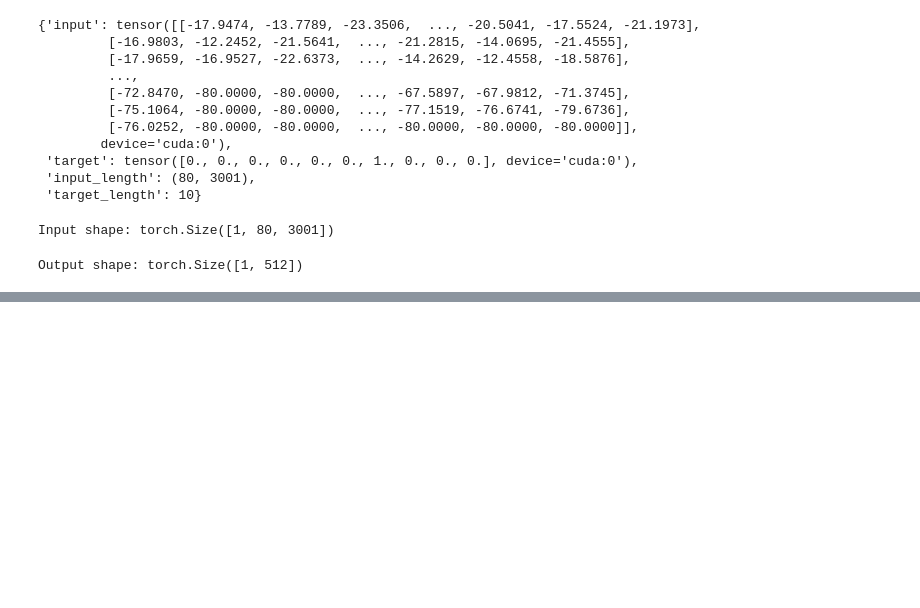
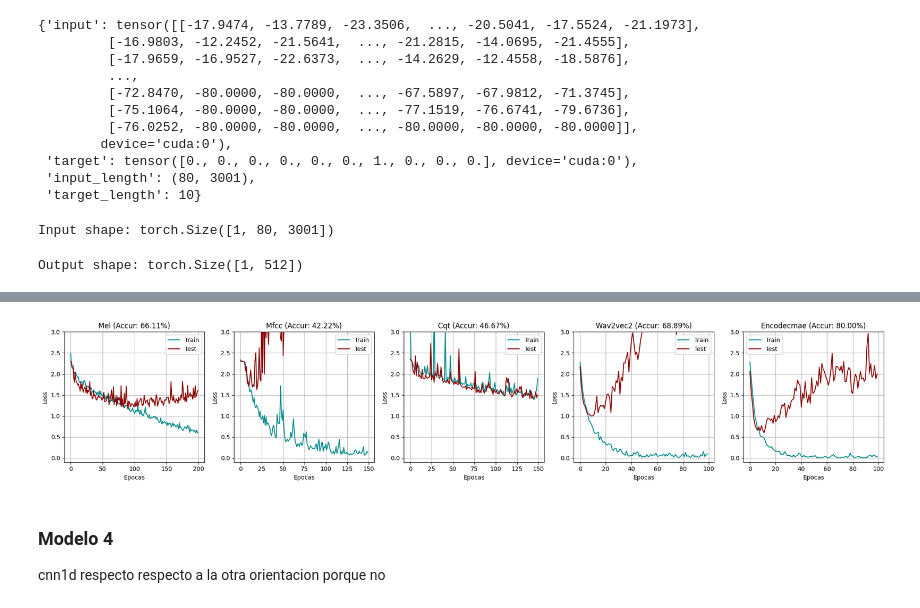
Before and after one commit to aaronbernal28/DeepMusicGenreClassifier, a Jupyter notebook: notebooks/cnns.ipynb, the cells around one changed output, grey strips where cells are left out. Drawn from its saved outputs; the diff is of its cells as text; code cells hidden in the pictures; blank space fills up the shorter version.

```diff
--- a/notebooks/cnns.ipynb
+++ b/notebooks/cnns.ipynb
@@ -494,0 +504,11 @@ Output shape: torch.Size([1, 512])
+# %%
+fig, axes = plt.subplots(1, len(train_losses.keys()), figsize=(20, 4))
+# cnn2 ant
+for i, feat in enumerate(train_losses.keys()):
+    plot_losses(train_losses[feat], test_losses[feat], axes[i], title=feat.capitalize(), accuracy=accur[feat])
+for ax in axes:
+    ax.set_ylim(-0.1, 3)
+plt.tight_layout()
+plt.show()
+# %% [output]
+[figure, added]
@@ -494,0 +583,3 @@ Output shape: torch.Size([1, 512])
+# %% [markdown]
+### Modelo 4
+cnn1d respecto respecto a la otra orientacion porque no
```
Also changed, not shown: parts of 53 cells of this notebook, 1 other file.
